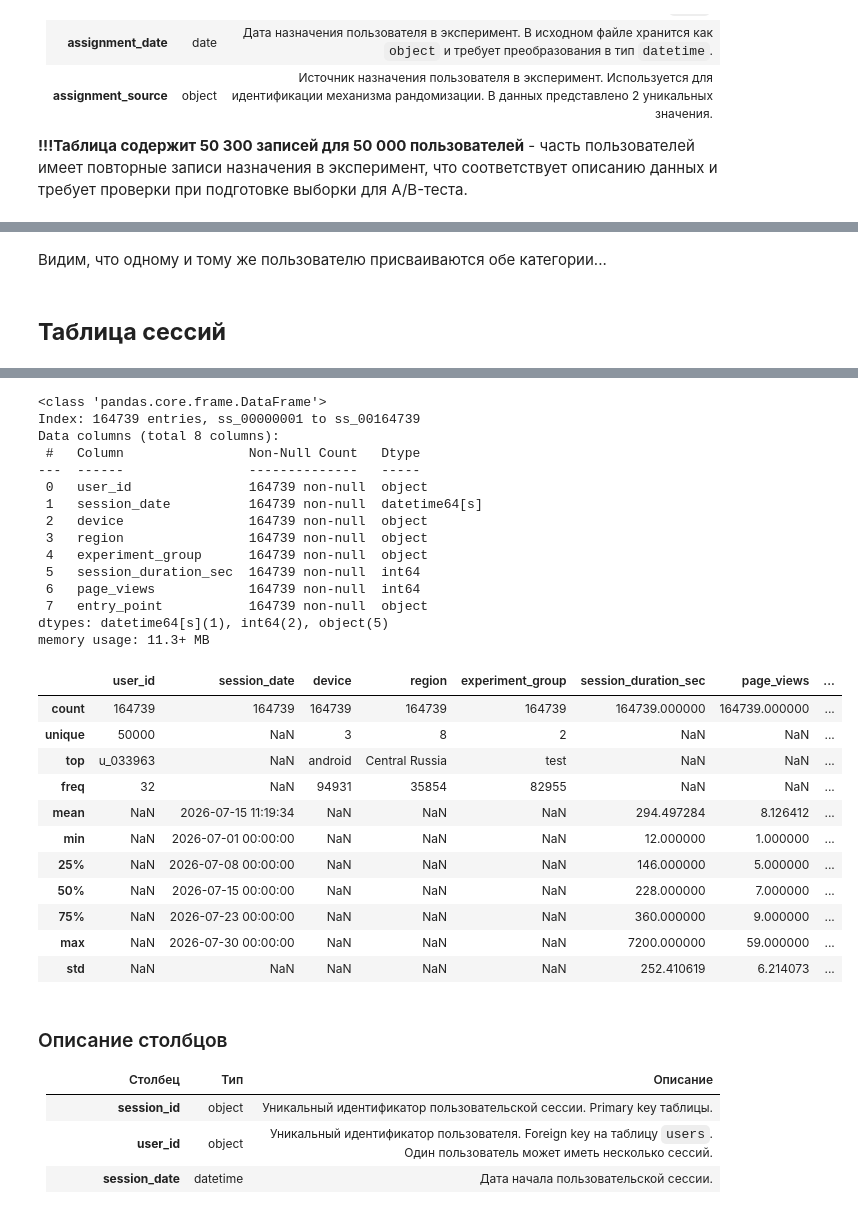
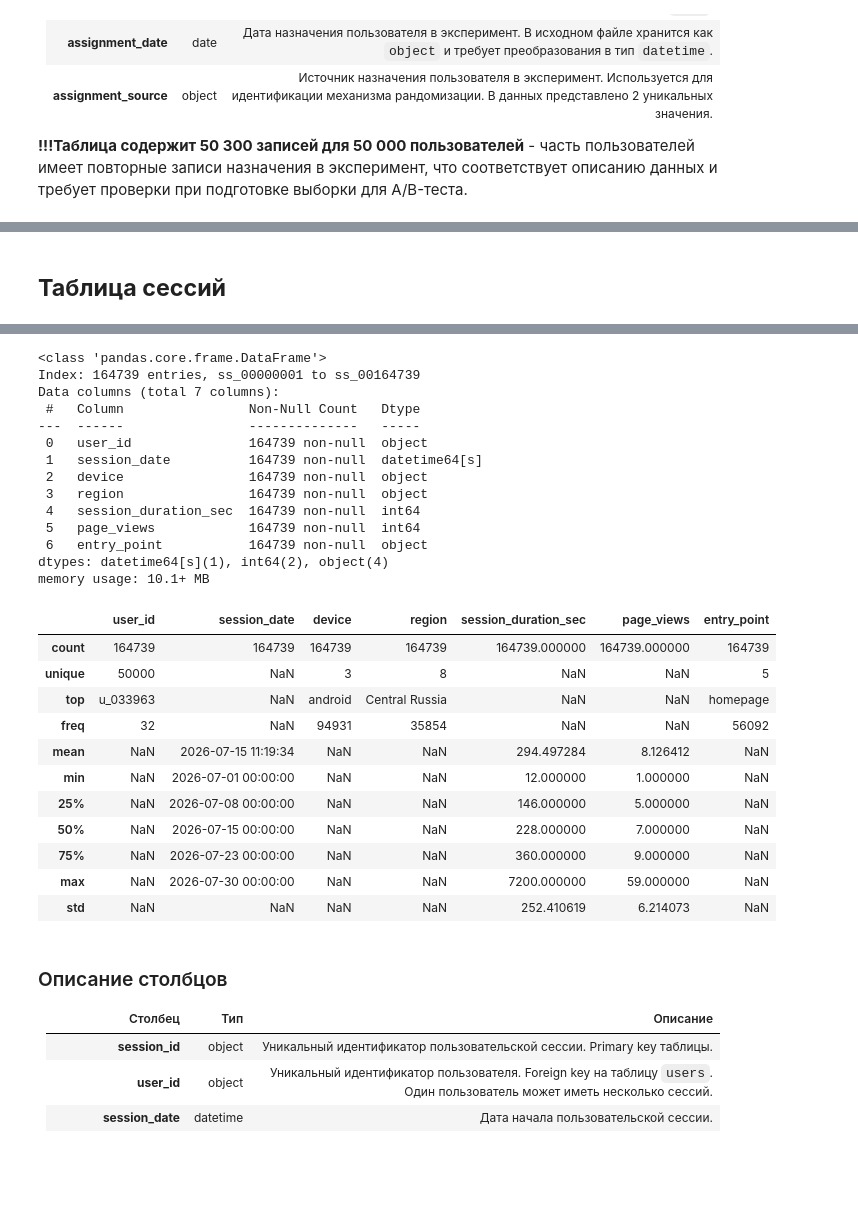
Before and after one commit to Left-for-food/Market_Flow, a Jupyter notebook: AI_deployment_analysis.ipynb, the cells around one changed output, grey strips where cells are left out. Saved outputs shown, nothing was run; the diff lists cells and outputs as text; code cells hidden in the pictures; blank space fills up the shorter version.

```diff
--- a/AI_deployment_analysis.ipynb
+++ b/AI_deployment_analysis.ipynb
@@ -16,19 +17,22 @@ import pandas as pd
 import matplotlib.pyplot as plt
 import seaborn as sns
 # %%
-@dataclass
-class cfg:
-    clicks = 'clicks.csv'
-    data_dictionary_path = 'data_dictionary.csv'
-    exp_assignment = 'experiment_assignments.csv'
-    impressions = 'impressions.csv'
-    orders = 'orders.csv'
-    premium = 'premium_subscriptions.csv'
-    products = 'products.csv'
-    sellers = 'sellers.csv'
-    sessions = 'sessions.csv'
-    support_tickets = 'support_tickets.csv'
-    users = 'users.csv'
+cfg = {
+    'clicks' : 'clicks.csv',
+    'data_dictionary_path' : 'data_dictionary.csv',
+    'exp_assignment' : 'experiment_assignments.csv',
+    'impressions' : 'impressions.csv',
+    'orders' : 'orders.csv',
+    'premium' : 'premium_subscriptions.csv',
+    'products' : 'products.csv',
+    'sellers' : 'sellers.csv',
+    'sessions' : 'sessions.csv',
+    'support_tickets' : 'support_tickets.csv',
+    'users' : 'users.csv'
+}
+
+for name, value in cfg.items():
+        cfg[name] = os.path.join('data', value)
 # %% [markdown]
 Последовательно проверим все данные на целостность, полноту, пропуски, дубли и выбросы
 # %% [markdown]
@@ -160,10 +154,9 @@ dub_users
-# %% [markdown]
-Видим, что одному и тому же пользователю присваиваются обе категории...
 # %% [markdown]
 ## **Таблица cессий**
 # %%
-sessions = pd.read_csv(cfg.sessions, index_col='session_id')
+sessions = pd.read_csv(cfg['sessions'], index_col='session_id')
 sessions.session_date = sessions.session_date.astype('datetime64[s]')
+sessions = sessions.drop('experiment_group', axis=1)
 
 display(sessions.sample(5))
 sessions.info()
@@ -179,30 +172,29 @@ sessions.describe(include='all')
 <class 'pandas.core.frame.DataFrame'>
 Index: 164739 entries, ss_00000001 to ss_00164739
-Data columns (total 8 columns):
+Data columns (total 7 columns):
  #   Column                Non-Null Count   Dtype
 ---  ------                --------------   -----
  0   user_id               164739 non-null  object
  1   session_date          164739 non-null  datetime64[s]
  2   device                164739 non-null  object
  3   region                164739 non-null  object
- 4   experiment_group      164739 non-null  object
- 5   session_duration_sec  164739 non-null  int64
- 6   page_views            164739 non-null  int64
- 7   entry_point           164739 non-null  object
-dtypes: datetime64[s](1), int64(2), object(5)
-memory usage: 11.3+ MB
+ 4   session_duration_sec  164739 non-null  int64
+ 5   page_views            164739 non-null  int64
+ 6   entry_point           164739 non-null  object
+dtypes: datetime64[s](1), int64(2), object(4)
+memory usage: 10.1+ MB
-|  | user_id | session_date | device | region | experiment_group | session_duration_sec | page_views | ... |
-| count | 164739 | 164739 | 164739 | 164739 | 164739 | 164739.000000 | 164739.000000 | ... |
-| unique | 50000 | NaN | 3 | 8 | 2 | NaN | NaN | ... |
-| top | u_033963 | NaN | android | Central Russia | test | NaN | NaN | ... |
-| freq | 32 | NaN | 94931 | 35854 | 82955 | NaN | NaN | ... |
-| mean | NaN | 2026-07-15 11:19:34 | NaN | NaN | NaN | 294.497284 | 8.126412 | ... |
-| min | NaN | 2026-07-01 00:00:00 | NaN | NaN | NaN | 12.000000 | 1.000000 | ... |
-| 25% | NaN | 2026-07-08 00:00:00 | NaN | NaN | NaN | 146.000000 | 5.000000 | ... |
-| 50% | NaN | 2026-07-15 00:00:00 | NaN | NaN | NaN | 228.000000 | 7.000000 | ... |
-| 75% | NaN | 2026-07-23 00:00:00 | NaN | NaN | NaN | 360.000000 | 9.000000 | ... |
-| max | NaN | 2026-07-30 00:00:00 | NaN | NaN | NaN | 7200.000000 | 59.000000 | ... |
-| std | NaN | NaN | NaN | NaN | NaN | 252.410619 | 6.214073 | ... |
+|  | user_id | session_date | device | region | session_duration_sec | page_views | entry_point |
+| count | 164739 | 164739 | 164739 | 164739 | 164739.000000 | 164739.000000 | 164739 |
+| unique | 50000 | NaN | 3 | 8 | NaN | NaN | 5 |
+| top | u_033963 | NaN | android | Central Russia | NaN | NaN | homepage |
+| freq | 32 | NaN | 94931 | 35854 | NaN | NaN | 56092 |
+| mean | NaN | 2026-07-15 11:19:34 | NaN | NaN | 294.497284 | 8.126412 | NaN |
+| min | NaN | 2026-07-01 00:00:00 | NaN | NaN | 12.000000 | 1.000000 | NaN |
+| 25% | NaN | 2026-07-08 00:00:00 | NaN | NaN | 146.000000 | 5.000000 | NaN |
+| 50% | NaN | 2026-07-15 00:00:00 | NaN | NaN | 228.000000 | 7.000000 | NaN |
+| 75% | NaN | 2026-07-23 00:00:00 | NaN | NaN | 360.000000 | 9.000000 | NaN |
+| max | NaN | 2026-07-30 00:00:00 | NaN | NaN | 7200.000000 | 59.000000 | NaN |
+| std | NaN | NaN | NaN | NaN | 252.410619 | 6.214073 | NaN |
 # %% [markdown]
 ### Описание столбцов
 
```
Also changed, not shown: parts of 14 cells of this notebook, 4 other files.
